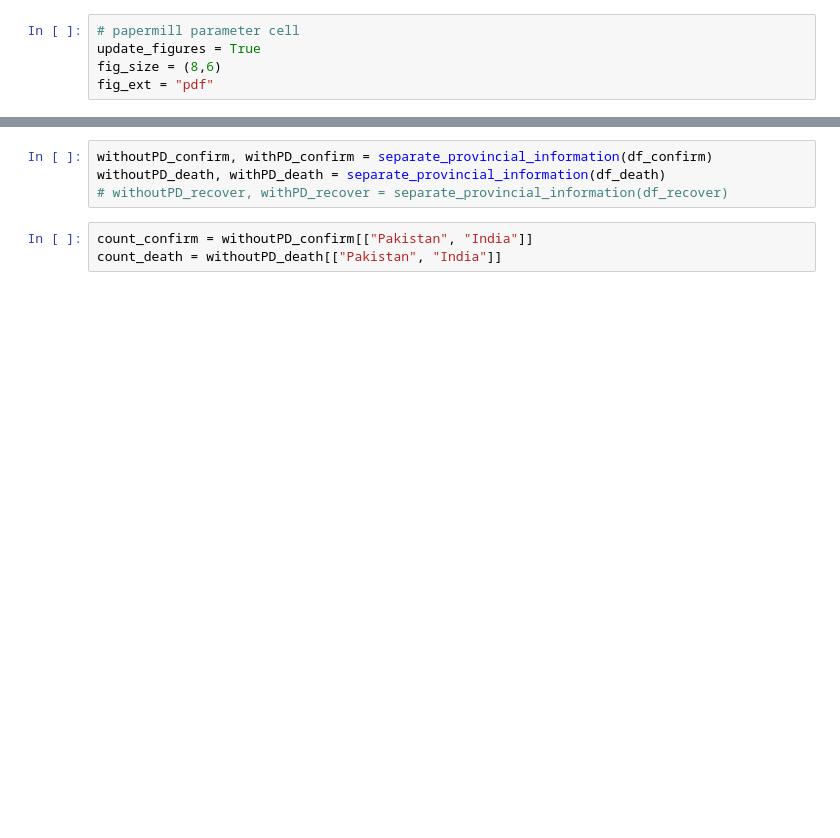
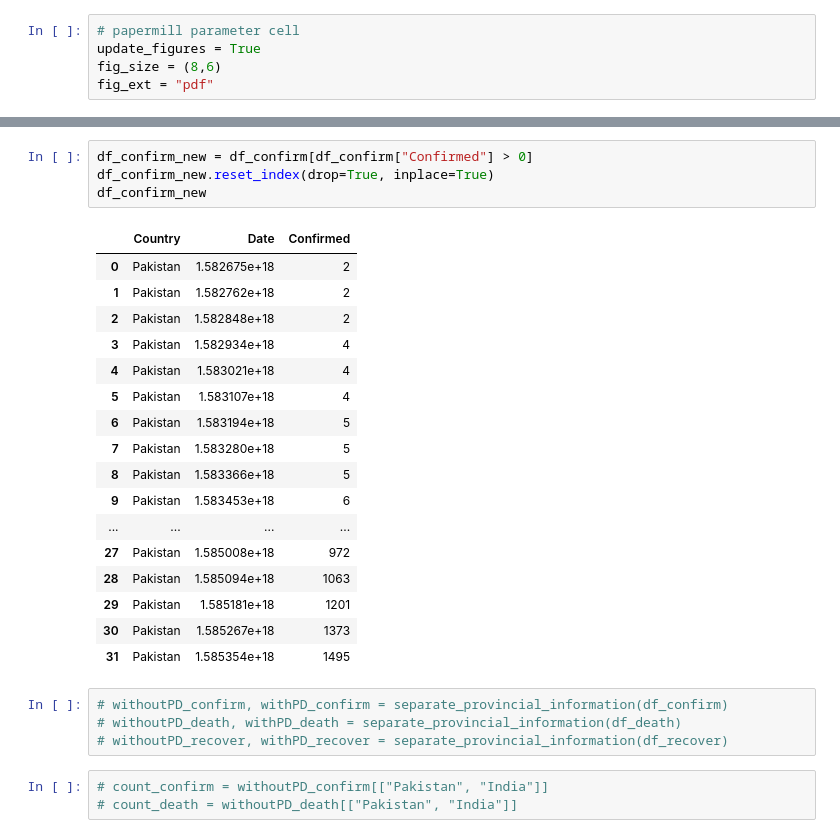
Before and after one commit to aliabbasjaffri/COVID-19-Analysis, a Jupyter notebook: Analysis.ipynb, the cells around one changed output, grey strips where cells are left out. Cells and saved outputs as stored; diff of their text form; blank space fills up the shorter version.

```diff
--- a/Analysis.ipynb
+++ b/Analysis.ipynb
@@ -70,10 +94,32 @@ df_death = pd.concat(country_data_deaths)
+# %%
+df_confirm_new = df_confirm[df_confirm["Confirmed"] > 0]
+df_confirm_new.reset_index(drop=True, inplace=True)
+df_confirm_new
+# %% [output]
+|  | Country | Date | Confirmed |
+| 0 | Pakistan | 1.582675e+18 | 2 |
+| 1 | Pakistan | 1.582762e+18 | 2 |
+| 2 | Pakistan | 1.582848e+18 | 2 |
+| 3 | Pakistan | 1.582934e+18 | 4 |
+| 4 | Pakistan | 1.583021e+18 | 4 |
+| 5 | Pakistan | 1.583107e+18 | 4 |
+| 6 | Pakistan | 1.583194e+18 | 5 |
+| 7 | Pakistan | 1.583280e+18 | 5 |
+| 8 | Pakistan | 1.583366e+18 | 5 |
+| 9 | Pakistan | 1.583453e+18 | 6 |
+| ... | ... | ... | ... |
+| 27 | Pakistan | 1.585008e+18 | 972 |
+| 28 | Pakistan | 1.585094e+18 | 1063 |
+| 29 | Pakistan | 1.585181e+18 | 1201 |
+| 30 | Pakistan | 1.585267e+18 | 1373 |
+| 31 | Pakistan | 1.585354e+18 | 1495 |
 # %%
-withoutPD_confirm, withPD_confirm = separate_provincial_information(df_confirm)
-withoutPD_death, withPD_death = separate_provincial_information(df_death)
+# withoutPD_confirm, withPD_confirm = separate_provincial_information(df_confirm)
+# withoutPD_death, withPD_death = separate_provincial_information(df_death)
 # withoutPD_recover, withPD_recover = separate_provincial_information(df_recover)
 # %%
-count_confirm = withoutPD_confirm[["Pakistan", "India"]]
-count_death = withoutPD_death[["Pakistan", "India"]]
+# count_confirm = withoutPD_confirm[["Pakistan", "India"]]
+# count_death = withoutPD_death[["Pakistan", "India"]]
 # %%
 plt.figure(figsize=fig_size)
 
```
Also changed, not shown: parts of 14 cells of this notebook, 1 other file.
